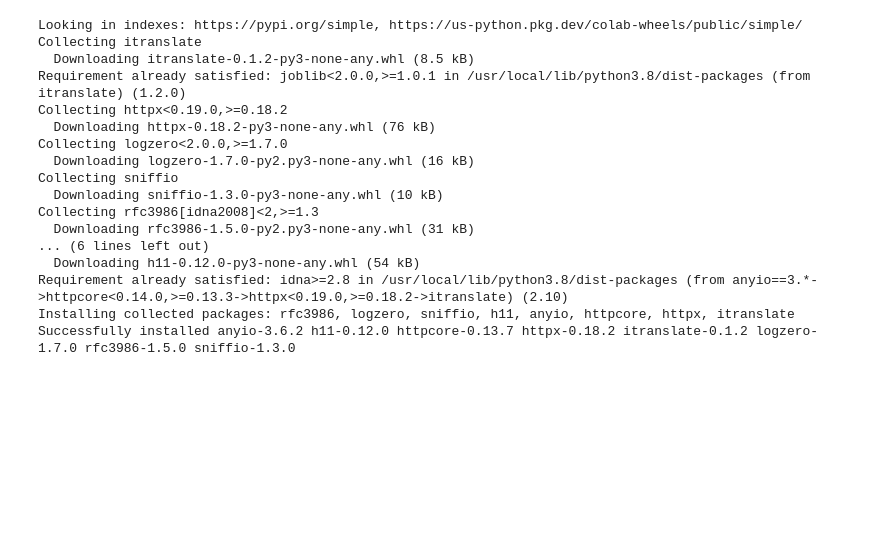
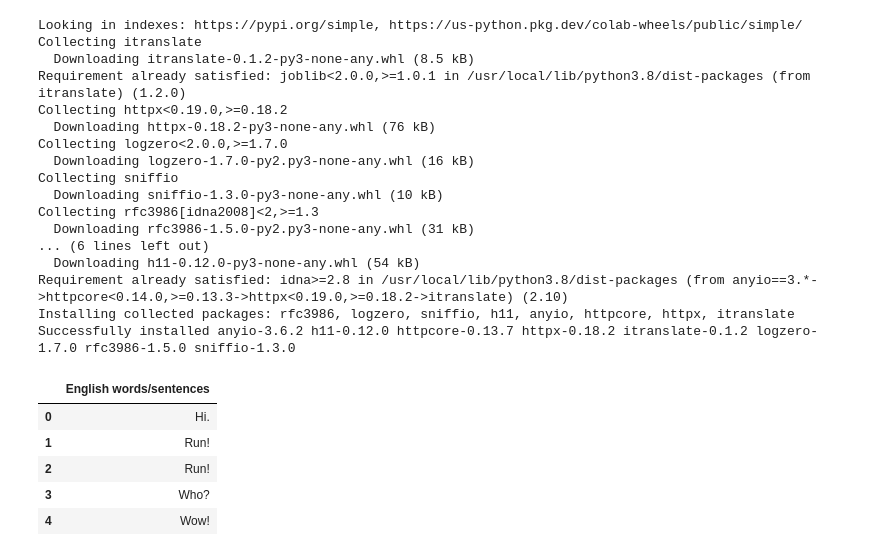
Before and after one commit to ajithspoojary/NLP_Task8, a Jupyter notebook: NLP_Task1.ipynb, the cells around one changed output. Drawn from its saved outputs; the diff is of its cells as text; code cells hidden in the pictures; blank space fills up the shorter version.

```diff
--- a/NLP_Task1.ipynb
+++ b/NLP_Task1.ipynb
@@ -25,3 +25,13 @@ Successfully installed anyio-3.6.2 h11-0.12.0 httpcore-0.13.7 httpx-0.18.2 itran
 # %%
 import pandas as pd
 from itranslate import itranslate
+# %%
+Lang_Trans = pd.read_csv("English.csv")
+Lang_Trans.head()
+# %% [output]
+|  | English words/sentences |
+| 0 | Hi. |
+| 1 | Run! |
+| 2 | Run! |
+| 3 | Who? |
+| 4 | Wow! |
```
Also changed, not shown: parts of 7 cells of this notebook.
